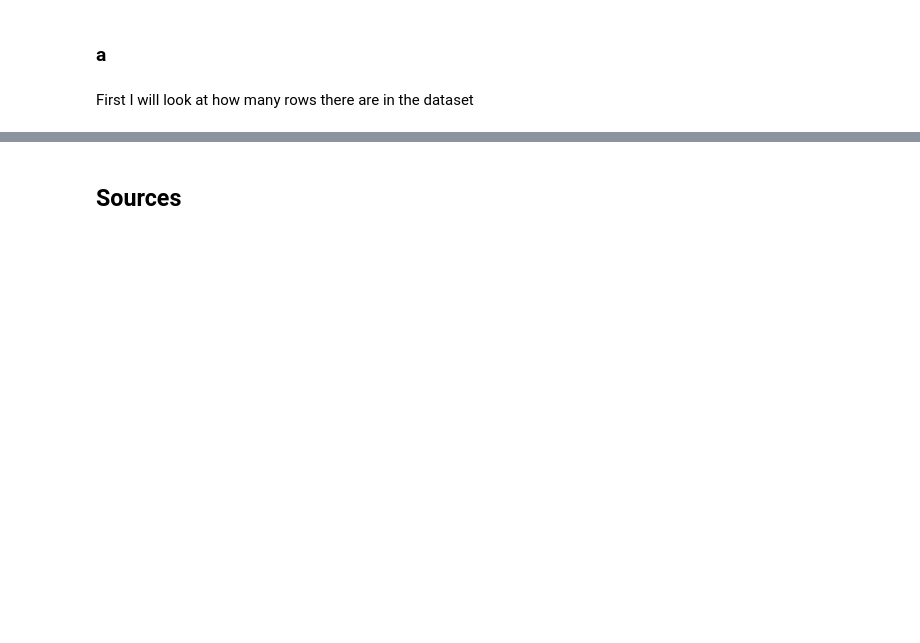
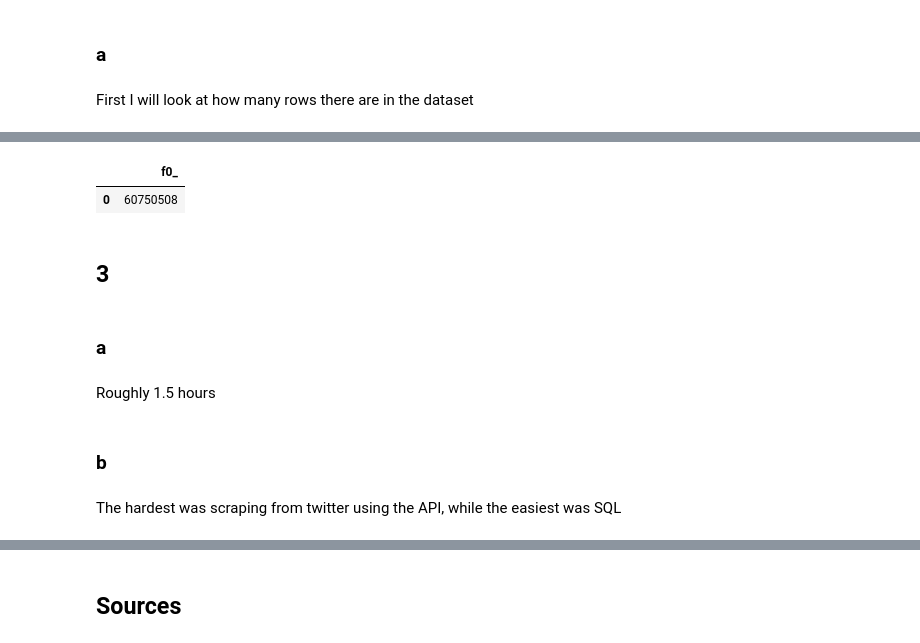
Before and after one commit to BrendenLatham/Data_Viz, a Jupyter notebook: Exam1.ipynb, the cells around one changed output, grey strips where cells are left out. Drawn from its saved outputs; the diff is of its cells as text; code cells hidden in the pictures; blank space fills up the shorter version.

```diff
--- a/Exam1.ipynb
+++ b/Exam1.ipynb
@@ -149,0 +194,24 @@ ERROR:
+# %%
+%%bigquery --project data-viz-338801
+
+with t as (
+  SELECT trip_seconds as DurationSec, unique_key as Key
+  FROM bigquery-public-data.chicago_taxi_trips.taxi_trips
+  WHERE trip_seconds != 0
+)
+SELECT COUNT(*)
+FROM t
+WHERE DurationSec > 837.160891
+# %% [output]
+|  | f0_ |
+| 0 | 60750508 |
+# %% [markdown]
+## 3
+# %% [markdown]
+### a
+# %% [markdown]
+Roughly 1.5 hours
+# %% [markdown]
+### b
+# %% [markdown]
+The hardest was scraping from twitter using the API, while the easiest was SQL
```
Also changed, not shown: parts of 15 cells of this notebook.
